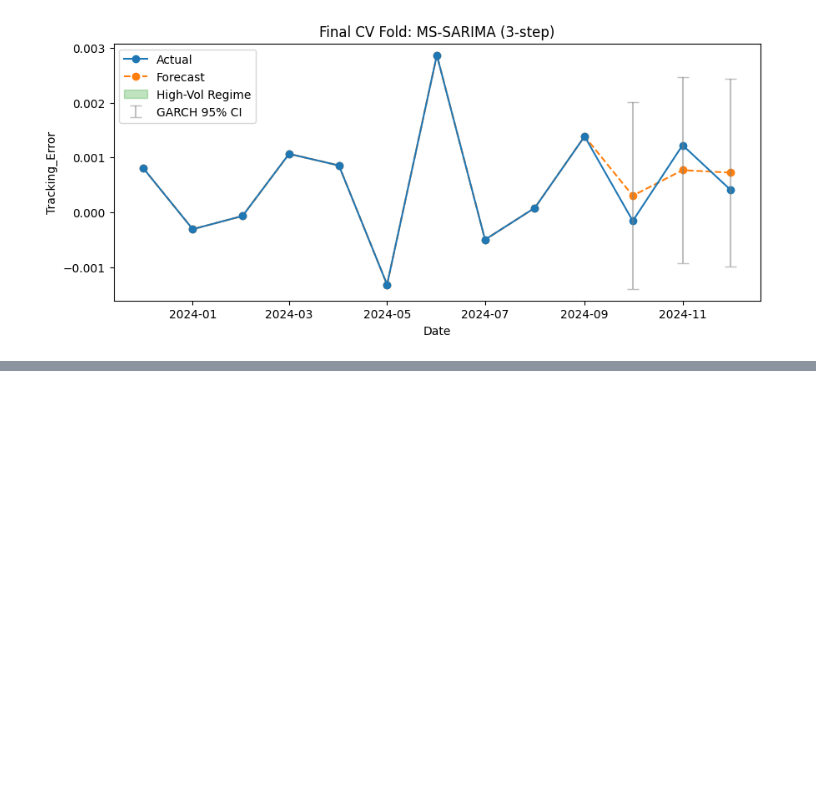
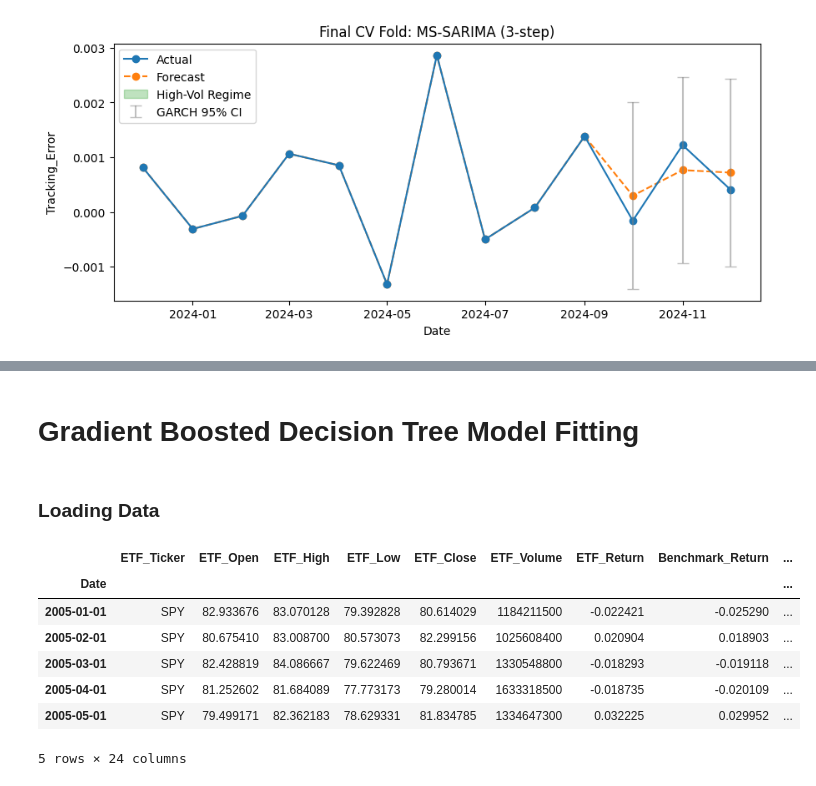
Before and after one commit to AatishDA1/ETF_TD_Forecasting, a Jupyter notebook: forecsating_models/qqq_te_forecasting_v3.ipynb, the cells around one changed output, grey strips where cells are left out. Drawn from its saved outputs; the diff is of its cells as text; code cells hidden in the pictures; blank space fills up the shorter version.

```diff
--- a/forecsating_models/qqq_te_forecasting_v3.ipynb
+++ b/forecsating_models/qqq_te_forecasting_v3.ipynb
@@ -785,0 +785,4 @@ R2 mean ± std : 0.314037 ± 0.310242
+# %% [markdown]
+# Gradient Boosted Decision Tree Model Fitting
+# %% [markdown]
+### Loading Data
@@ -785,0 +792,11 @@ R2 mean ± std : 0.314037 ± 0.310242
+# %%
+etf_data.head()
+# %% [output]
+|  | ETF_Ticker | ETF_Open | ETF_High | ETF_Low | ETF_Close | ETF_Volume | ETF_Return | Benchmark_Return | ... |
+| Date |  |  |  |  |  |  |  |  | ... |
+| 2005-01-01 | SPY | 82.933676 | 83.070128 | 79.392828 | 80.614029 | 1184211500 | -0.022421 | -0.025290 | ... |
+| 2005-02-01 | SPY | 80.675410 | 83.008700 | 80.573073 | 82.299156 | 1025608400 | 0.020904 | 0.018903 | ... |
+| 2005-03-01 | SPY | 82.428819 | 84.086667 | 79.622469 | 80.793671 | 1330548800 | -0.018293 | -0.019118 | ... |
+| 2005-04-01 | SPY | 81.252602 | 81.684089 | 77.773173 | 79.280014 | 1633318500 | -0.018735 | -0.020109 | ... |
+| 2005-05-01 | SPY | 79.499171 | 82.362183 | 78.629331 | 81.834785 | 1334647300 | 0.032225 | 0.029952 | ... |
+5 rows × 24 columns
```
Also changed, not shown: parts of 14 cells of this notebook.
